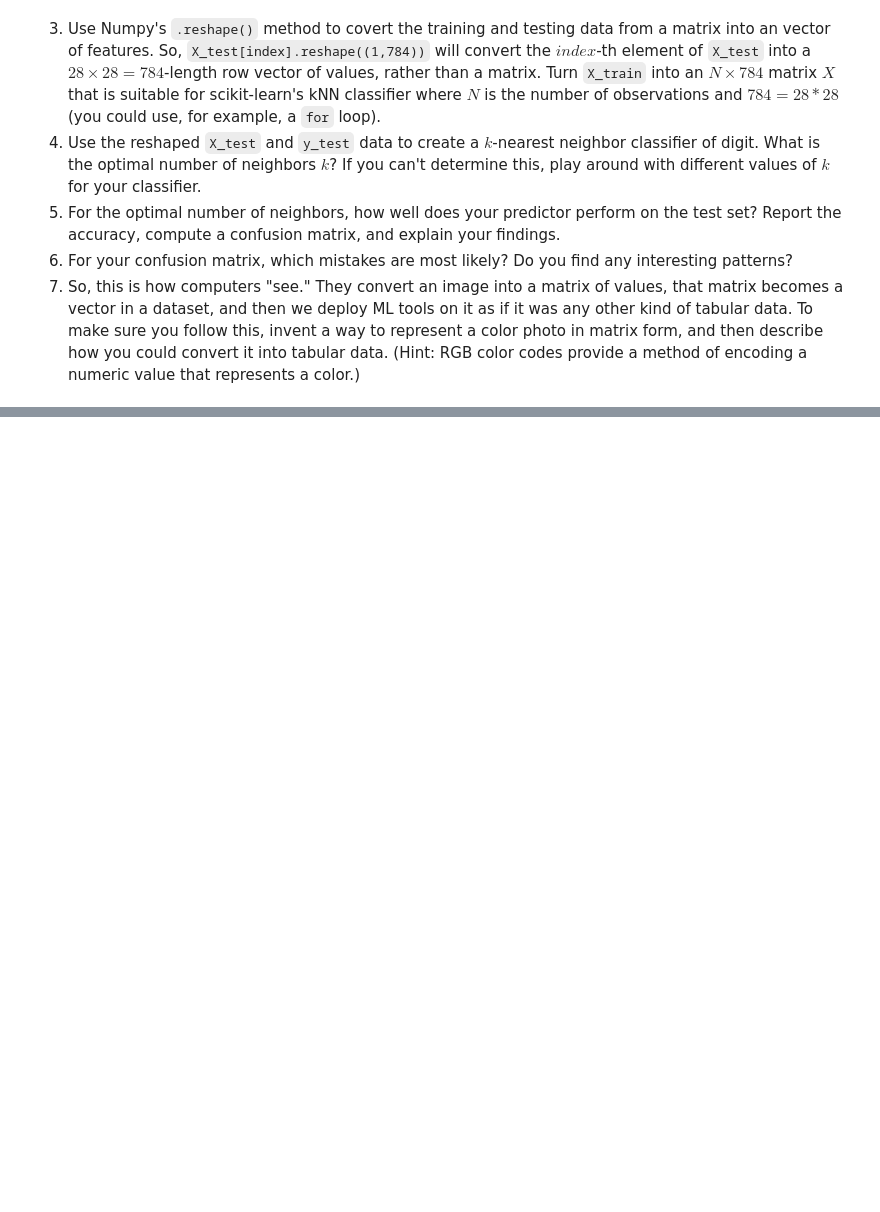
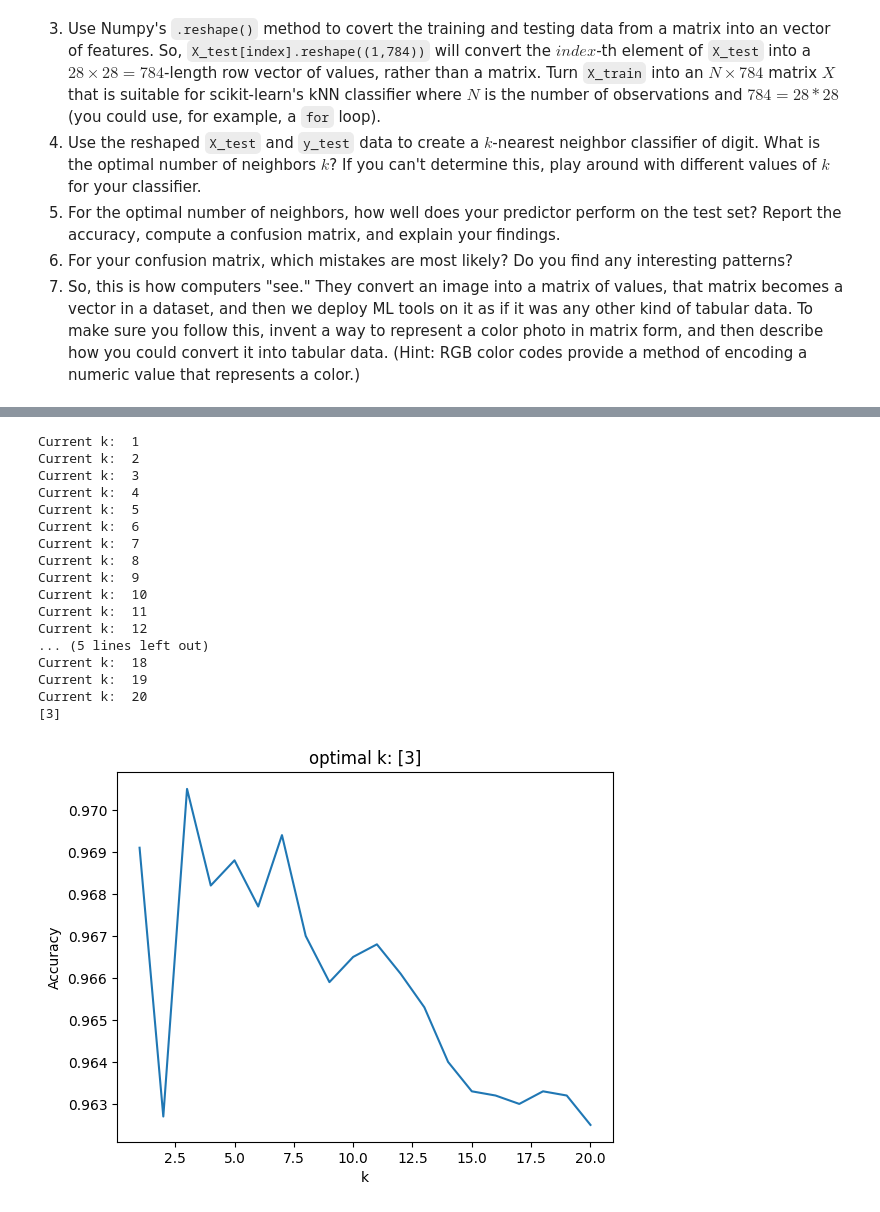
Before and after one commit to yuinab/knn, a Jupyter notebook: lab/computer_vision_lab.ipynb, the cells around one changed output, grey strips where cells are left out. Cells and saved outputs as stored; diff of their text form; code cells hidden in the pictures; blank space fills up the shorter version.

```diff
--- a/lab/computer_vision_lab.ipynb
+++ b/lab/computer_vision_lab.ipynb
@@ -187,0 +172,63 @@ FileNotFoundError: [Errno 2] No such file or directory: './data/Z_train.csv'
+# %%
+#3
+
+reload = 0
+
+if reload == 1:  # create csv if reload is 1
+    Z_train = []
+    Z_test = []
+
+    for i in range(60000):
+        row = X_train[i].reshape((1,784)) # Turn the matrix for i into a row vector
+        Z_train.append(row[0]) # add the row vector to the list
+    Z_train = pd.DataFrame(Z_train)
+    Z_train.to_csv('knn/lab/data/Z_train.csv')
+
+    for i in range(len(y_test)):
+        row = X_test[i].reshape((1,784)) # Turn the matrix for i into a row vector
+        Z_test.append(row[0]) # add the row vector to the list
+    Z_test = pd.DataFrame(Z_test)
+    Z_test.to_csv('knn/lab/data/Z_test.csv')
+else:
+    Z_train = pd.read_csv('knn/lab/data/Z_train.csv')
+    Z_test = pd.read_csv('knn/lab/data/Z_test.csv')
+# %%
+#4
+k_bar = 20
+accuracy = []
+
+for k in range(k_bar):
+    print('Current k: ' , str(k+1))
+    knn = KNeighborsClassifier(n_neighbors=k+1) # Create classifier instance
+    predictor = knn.fit(Z_train.values,y_train) # Fit model
+    accuracy.append( predictor.score(Z_test.values,y_test) ) # Store accuracy; bug in sklearn requires .values
+
+accuracy_max = np.max(accuracy) # highest recorded accuracy
+max_index = np.where(accuracy==accuracy_max)[0]
+k_star = max_index+1 # optimal value of k
+print(k_star)
+
+plt.plot(np.arange(1,k_bar+1),accuracy) # Plot accuracy by k
+plt.xlabel("k")
+plt.title("optimal k: "+str(k_star))
+plt.ylabel('Accuracy')
+plt.show()
+# %% [output]
+Current k:  1
+Current k:  2
+Current k:  3
+Current k:  4
+Current k:  5
+Current k:  6
+Current k:  7
+Current k:  8
+Current k:  9
+Current k:  10
+Current k:  11
+Current k:  12
+... (5 lines left out)
+Current k:  18
+Current k:  19
+Current k:  20
+[3]
+[figure, added]
```
Also changed, not shown: parts of 6 cells of this notebook.
